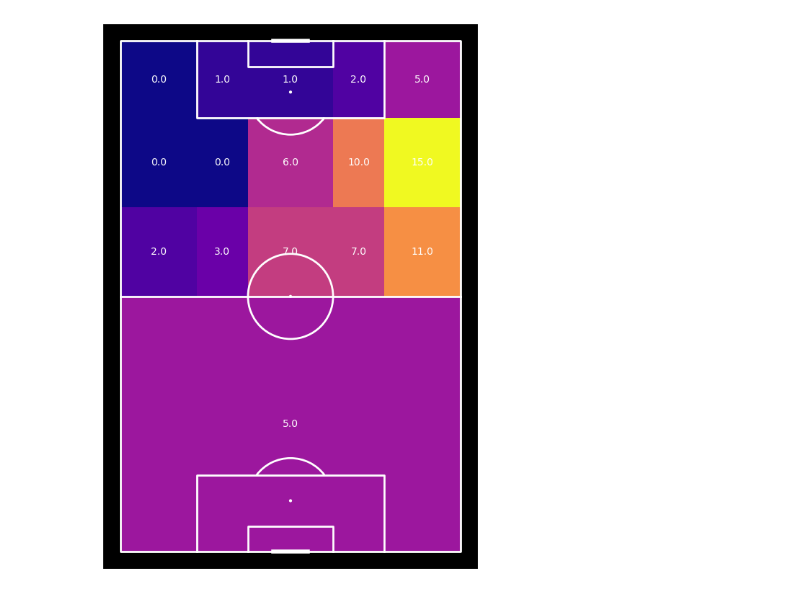
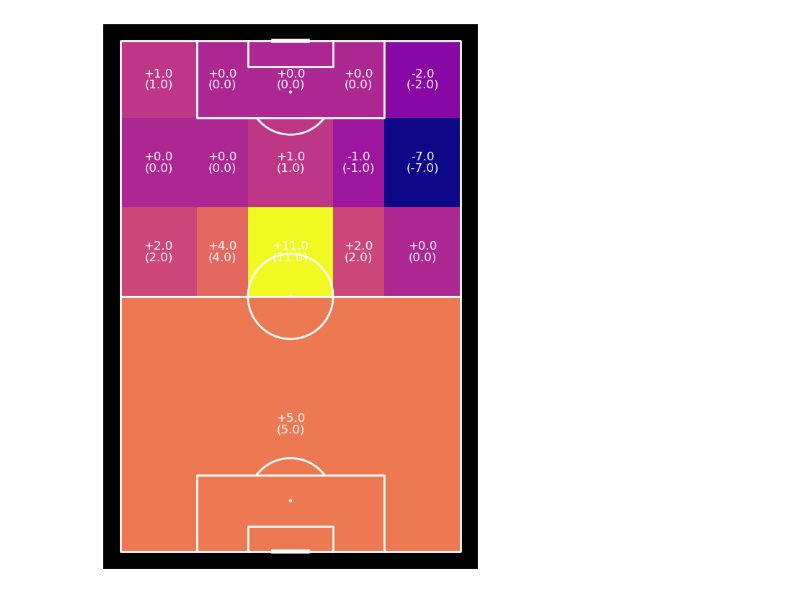
Before and after one commit to andrewRowlinson/data-science, a Jupyter notebook: football/another_positional_heatmap.ipynb, the cells around one changed output. Saved outputs shown, nothing was run; the diff lists cells and outputs as text; code cells hidden in the pictures.

Commit message:
difference between two games.

```diff
--- a/football/another_positional_heatmap.ipynb
+++ b/football/another_positional_heatmap.ipynb
@@ -1,36 +6,44 @@
+# %%
+# data for Messi
+df1 = parser.event(69249)[0]  # 0 index is the event file
+df1 = df1[(df1.type_name == 'Pass') &
+          (df1.player_name == 'Lionel Andrés Messi Cuccittini') &
+          (df1.outcome_name.isnull())].copy()
+df2 = parser.event(69251)[0]  # 0 index is the event file
+df2 = df2[(df2.type_name == 'Pass') &
+          (df2.player_name == 'Lionel Andrés Messi Cuccittini') &
+          (df2.outcome_name.isnull())].copy()
 # %%
-from mplsoccer import VerticalPitch, Sbopen
+def positional_bin_statistic(df, pitch):
+    # over half way line
+    bins = (pitch.dim.positional_x[[0, 3, 4, 5, 6]], pitch.dim.positional_y)
+    bs1 = pitch.bin_statistic(df.x, df.y, bins=bins)
+    bs1['statistic'] = bs1['statistic'][:, 1:]
+    bs1['x_grid'] = bs1['x_grid'][:, 1:]
+    bs1['y_grid'] = bs1['y_grid'][:, 1:]
+    bs1['cx'] = bs1['cx'][:, 1:]
+    bs1['cy'] = bs1['cy'][:, 1:]
 
-# data for Messi
-parser = Sbopen()
-events = parser.event(15946)[0]
-events = events[(events.type_name == 'Pass') &
-                (events.player_name == 'Lionel Andrés Messi Cuccittini') &
-                (events.outcome_name.isnull())].copy()
+    # before half way line
+    bs2 = pitch.bin_statistic(df.x, df.y, bins=(2,1))
+    bs2['statistic'] = bs2['statistic'][:, :1]
+    bs2['x_grid'] = bs2['x_grid'][:, :-1]
+    bs2['y_grid'] = bs2['y_grid'][:, :-1]
+    bs2['cx'] = bs2['cx'][:, :1]
+    bs2['cy'] = bs2['cy'][:, :1]
 
-# plot pitch
-pitch = VerticalPitch(line_zorder=3, line_color='white', pitch_color='black')
-fig, ax = pitch.draw(figsize=(5.5, 8))
-
-# over half way line
-bins = (pitch.dim.positional_x[[0, 3, 4, 5, 6]], pitch.dim.positional_y)
-bs1 = pitch.bin_statistic(events.x, events.y, bins=bins)
-bs1['statistic'] = bs1['statistic'][:, 1:]
-bs1['x_grid'] = bs1['x_grid'][:, 1:]
-bs1['y_grid'] = bs1['y_grid'][:, 1:]
-bs1['cx'] = bs1['cx'][:, 1:]
-bs1['cy'] = bs1['cy'][:, 1:]
-
-# before half way line
-bs2 = pitch.bin_statistic(events.x, events.y, bins=(2,1))
-bs2['statistic'] = bs2['statistic'][:, :1]
-bs2['x_grid'] = bs2['x_grid'][:, :-1]
-bs2['y_grid'] = bs2['y_grid'][:, :-1]
-bs2['cx'] = bs2['cx'][:, :1]
-bs2['cy'] = bs2['cy'][:, :1]
-
-# plot heatmaps
-hm1 = pitch.heatmap_positional([bs1, bs2], ax=ax, cmap='plasma')
-pitch.label_heatmap([bs1, bs2], va='center', ha='center', color='white', ax=ax);
+    return bs1, bs2
-# %% [output]
-[figure, removed]
+# %%
+bs1, bs2 = positional_bin_statistic(df1, pitch)
+bs3, bs4 = positional_bin_statistic(df2, pitch)
+# %%
+# difference between games
+bs1['statistic'] = bs1['statistic'] - bs3['statistic']
+bs2['statistic'] = bs2['statistic'] - bs4['statistic']
+# %%
+fig, ax = pitch.draw(figsize=(5.5, 8))
+hm = pitch.heatmap_positional([bs1, bs2], ax=ax, cmap='plasma')
+pitch.label_heatmap([bs1, bs2], va='bottom', ha='center', color='white', ax=ax, fontsize=12, str_format='{0:+}');
+pitch.label_heatmap([bs1, bs2], va='top', ha='center', color='white', ax=ax, fontsize=12, str_format='({:.1f})');
+# %% [output]
+[figure, added]
```
Also changed, not shown: parts of 2 cells of this notebook.
